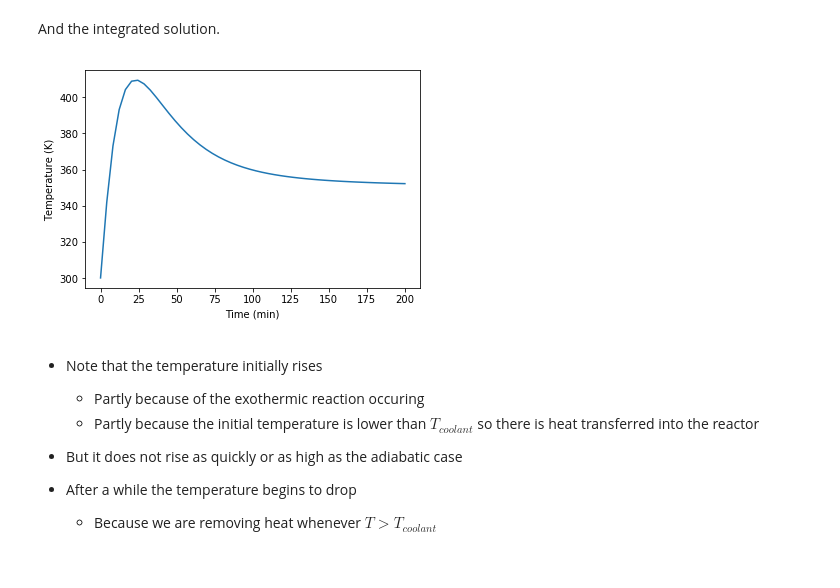
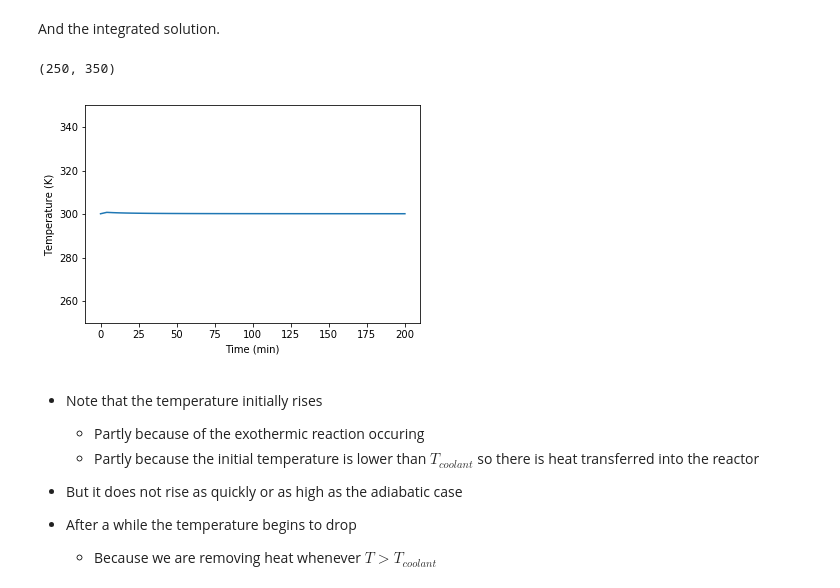
Before and after one commit to jkitchin/s17-06364, a Jupyter notebook: lectures/lectures-16.ipynb, the cells around one changed output. Drawn from its saved outputs; the diff is of its cells as text; code cells hidden in the pictures.

```diff
--- a/lectures/lectures-16.ipynb
+++ b/lectures/lectures-16.ipynb
@@ -150,8 +161,8 @@ E = 1500.0     # cal/mol
 R = 1.987       # cal/mol/K
 dH = -10000.0  # cal/mol
 
-Ua = 5000.0  # overall heat transfer coefficient
-Tcoolant = 77 + 273.15  # coolant temperature
+Ua = 1000000.0  # overall heat transfer coefficient
+Tcoolant = T0 #0 + 273.15  # coolant temperature
 # %% [markdown]
 Here is the adapted mole and energy balance.
 # %%
@@ -177,14 +188,16 @@ And the integrated solution.
 # %%
 Y0 = [V * CA0, T0]
 
 tspan = np.linspace(0, 200)
 sol = odeint(batch, Y0, tspan)
 import matplotlib.pyplot as plt
 plt.plot(tspan, sol[:,1])
 plt.xlabel('Time (min)')
 plt.ylabel('Temperature (K)')
+plt.ylim([250, 350])
 # %% [output]
+(250, 350)
-[figure, old version]
+[figure, new version]
 # %% [markdown]
 -   Note that the temperature initially rises
     -   Partly because of the exothermic reaction occuring
```
Also changed, not shown: parts of 5 cells of this notebook, 1 other file.
